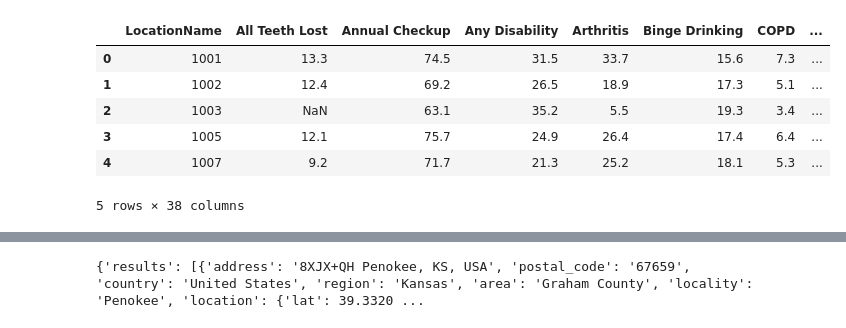
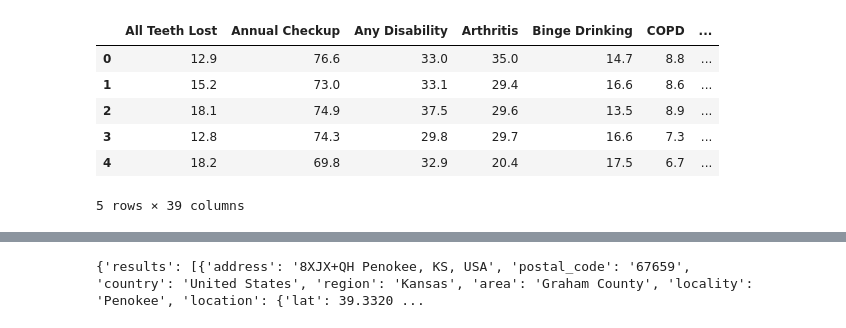
Before and after one commit to jaxonavena/Hackathon2024, a Jupyter notebook: health.ipynb, the cells around one changed output, grey strips where cells are left out. Saved outputs shown, nothing was run; the diff lists cells and outputs as text; code cells hidden in the pictures.

Commit message:
connect proper data

```diff
--- a/health.ipynb
+++ b/health.ipynb
@@ -1,15 +1,15 @@
 # %%
 import pandas as pd
 
-df = pd.read_csv('./backend/Assets/DiseaseData.csv')
+df = pd.read_csv('./backend/Assets/diseases_cleaned.csv')
 
 df.head()
 # %% [output]
-|  | LocationName | All Teeth Lost | Annual Checkup | Any Disability | Arthritis | Binge Drinking | COPD | ... |
-| 0 | 1001 | 13.3 | 74.5 | 31.5 | 33.7 | 15.6 | 7.3 | ... |
-| 1 | 1002 | 12.4 | 69.2 | 26.5 | 18.9 | 17.3 | 5.1 | ... |
-| 2 | 1003 | NaN | 63.1 | 35.2 | 5.5 | 19.3 | 3.4 | ... |
-| 3 | 1005 | 12.1 | 75.7 | 24.9 | 26.4 | 17.4 | 6.4 | ... |
-| 4 | 1007 | 9.2 | 71.7 | 21.3 | 25.2 | 18.1 | 5.3 | ... |
+|  | All Teeth Lost | Annual Checkup | Any Disability | Arthritis | Binge Drinking | COPD | ... |
+| 0 | 12.9 | 76.6 | 33.0 | 35.0 | 14.7 | 8.8 | ... |
+| 1 | 15.2 | 73.0 | 33.1 | 29.4 | 16.6 | 8.6 | ... |
+| 2 | 18.1 | 74.9 | 37.5 | 29.6 | 13.5 | 8.9 | ... |
+| 3 | 12.8 | 74.3 | 29.8 | 29.7 | 16.6 | 7.3 | ... |
+| 4 | 18.2 | 69.8 | 32.9 | 20.4 | 17.5 | 6.7 | ... |
-5 rows × 38 columns
+5 rows × 39 columns
 # %%
```
Also changed, not shown: parts of 3 cells of this notebook, 4 other files.
